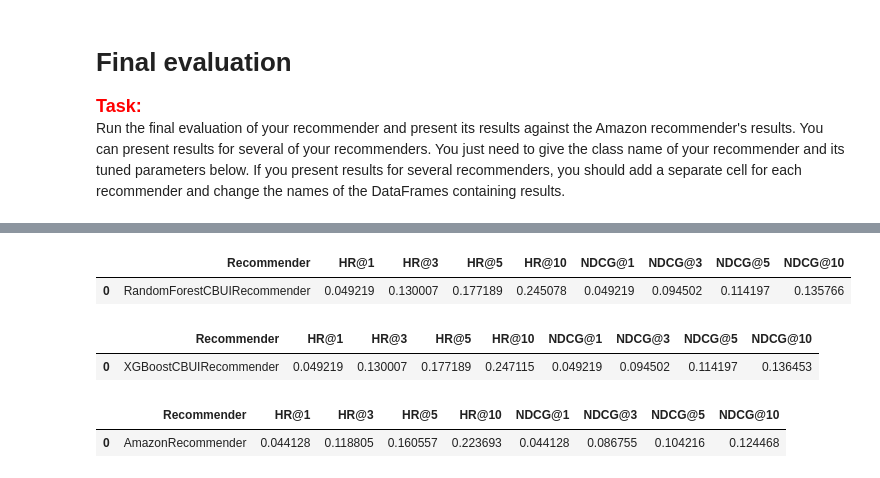
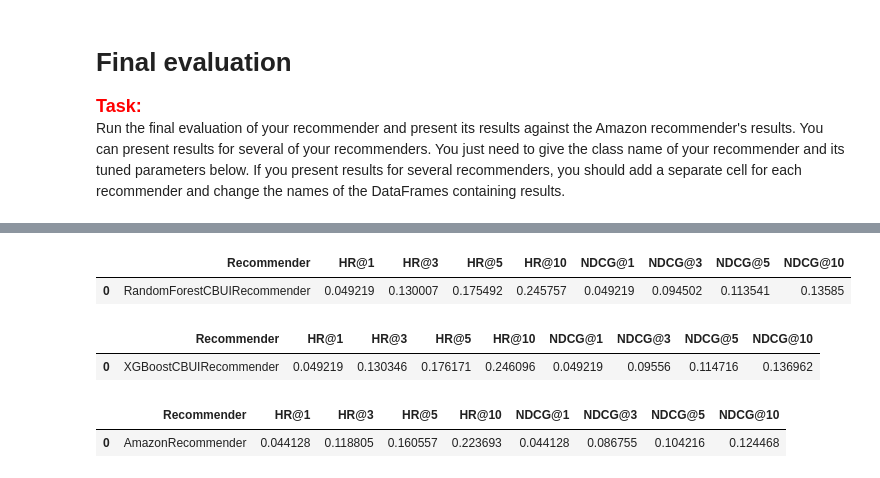
Before and after one commit to kabix09/HotelRecommender, a Jupyter notebook: project_1_recommender_and_evaluation.ipynb, the cells around one changed output, grey strips where cells are left out. Cells and saved outputs as stored; diff of their text form; code cells hidden in the pictures.

Commit message:
Add data tuning

```diff
--- a/project_1_recommender_and_evaluation.ipynb
+++ b/project_1_recommender_and_evaluation.ipynb
@@ -113,7 +113,7 @@ def probability_distribution(interactions_df):
     # Calculate the average of numerical buckets choice for every user
     numerical_buckets = {
         'length_of_stay_bucket': {'[0-1]': 0.5, '[2-3]': 1.5, '[4-7]': 5.5, '[8-inf]': 10},
-        'room_segment': {'[0-160]': 80, '[160-260]': 210, '[260-360]': 310, '[360-500]': 430, '[500-900]': 700},
+        'room_segment': {'[0-160]': 80, '[160-260]': 210, '[260-360]': 310, '[360-500]': 450, '[500-900]': 700},
         'n_people_bucket': {'[1-1]': 1, '[2-2]': 2, '[3-4]': 3.5, '[5-inf]': 7},
     }
 
@@ -320,18 +320,17 @@ class ContentBasedUserItemRecommender(Recommender):
         # Generate self.n_neg_per_pos * len(interactions_df) negative interactions
         # (self.n_neg_per_pos per one positive).
         # Make sure the code is efficient and runs fast, otherwise you will not be able to properly tune your model.
-        user_id = interactions_df['user_id'].unique().tolist()
-        item_id = interactions_df['item_id'].unique().tolist()
+        pos_tuples = interactions_df.loc[:,  ['user_id', 'item_id']]
+        pos_tuples = set(pos_tuples.itertuples(index=False, name=None))
 
-        touple_of_all_combinations = list(itertools.product(user_id, item_id))  # list of all combinations
-        touple_of_interactions_pair = [tuple(x) for x in interactions_df.loc[:, ['user_id', 'item_id']].to_numpy()]  # list of interactions combinations
-        not_appear_combinations = list(set(touple_of_all_combinations) - set(touple_of_interactions_pair))  # defference of sets get combinations not appear in interactions_df
+        user_ids, item_ids = interactions_df.user_id.unique(), interactions_df.item_id.unique()
 
-        rng = np.random.RandomState(seed=self.seed)
-        random_ids_combinations = rng.choice(list(range(len(not_appear_combinations))), size=int(self.n_neg_per_pos) * len(interactions_df), replace=False) # generate set of negative interactions
-        negative_interactions = [not_appear_combinations[index] for index in random_ids_combinations]  # map index to its value
-        negative_interactions = [list(tuple_combination)+[0] for tuple_combination in negative_interactions]  # change strusture of touple, add 0 as sufix
+        while len(negative_interactions) < self.n_neg_per_pos * len(interactions_df):
+            x, y = np.random.choice(user_ids), np.random.choice(item_ids)
 
+            if (x, y) in pos_tuples:
+                continue
+            negative_interactions.append((x, y, 0))
 
         interactions_df = pd.concat(
             [interactions_df, pd.DataFrame(negative_interactions, columns=['user_id', 'item_id', 'interacted'])])
@@ -691,18 +697,18 @@ display(linear_cbui_tts_results)
 # %%
 cb_user_item_recommender = RandomForestCBUIRecommender(
-    **{'max_depth': 7.0, 'min_samples_split': 19.0, 'n_estimators': 130.0, 'n_neg_per_pos': 4.0})  # Initialize your recommender here with the best params from tuning
+    **{'max_depth': 7.0, 'min_samples_split': 19.0, 'n_estimators': 130.0, 'n_neg_per_pos': 2.0})  # Initialize your recommender here with the best params from tuning
 
 # Give the name of your recommender in the line below
 randomForest_cbui_tts_results = [['RandomForestCBUIRecommender'] + list(evaluate_train_test_split_implicit(
     cb_user_item_recommender, interactions_df, items_df))]
 
 randomForest_cbui_tts_results = pd.DataFrame(
     randomForest_cbui_tts_results, columns=['Recommender', 'HR@1', 'HR@3', 'HR@5', 'HR@10', 'NDCG@1', 'NDCG@3', 'NDCG@5', 'NDCG@10'])
 
 display(randomForest_cbui_tts_results)
 # %% [output]
 |  | Recommender | HR@1 | HR@3 | HR@5 | HR@10 | NDCG@1 | NDCG@3 | NDCG@5 | NDCG@10 |
-| 0 | RandomForestCBUIRecommender | 0.049219 | 0.130007 | 0.177189 | 0.245078 | 0.049219 | 0.094502 | 0.114197 | 0.135766 |
+| 0 | RandomForestCBUIRecommender | 0.049219 | 0.130007 | 0.175492 | 0.245757 | 0.049219 | 0.094502 | 0.113541 | 0.13585 |
 # %%
 cb_user_item_recommender = XGBoostCBUIRecommender(
     **{'learning_rate': 0.02, 'max_depth': 7.0, 'min_samples_split': 18.0, 'n_estimators': 130.0, 'n_neg_per_pos': 4.0})  # Initialize your recommender here with the best params from tuning
@@ -717,7 +723,7 @@ xgboost_cbui_tts_results = pd.DataFrame(
 display(xgboost_cbui_tts_results)
 # %% [output]
 |  | Recommender | HR@1 | HR@3 | HR@5 | HR@10 | NDCG@1 | NDCG@3 | NDCG@5 | NDCG@10 |
-| 0 | XGBoostCBUIRecommender | 0.049219 | 0.130007 | 0.177189 | 0.247115 | 0.049219 | 0.094502 | 0.114197 | 0.136453 |
+| 0 | XGBoostCBUIRecommender | 0.049219 | 0.130346 | 0.176171 | 0.246096 | 0.049219 | 0.09556 | 0.114716 | 0.136962 |
 # %%
 from recommenders.amazon_recommender import AmazonRecommender
 
```
Also changed, not shown: parts of 4 cells of this notebook, 1 other file.
